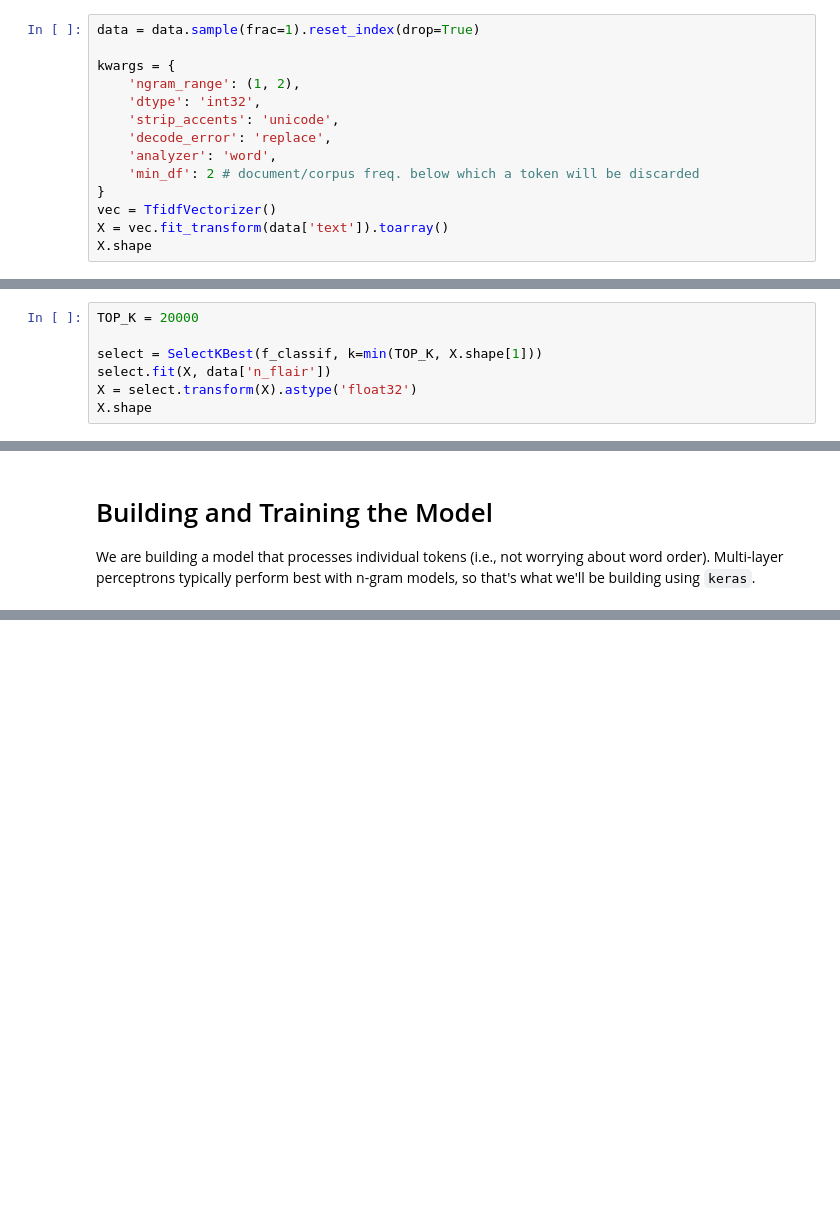
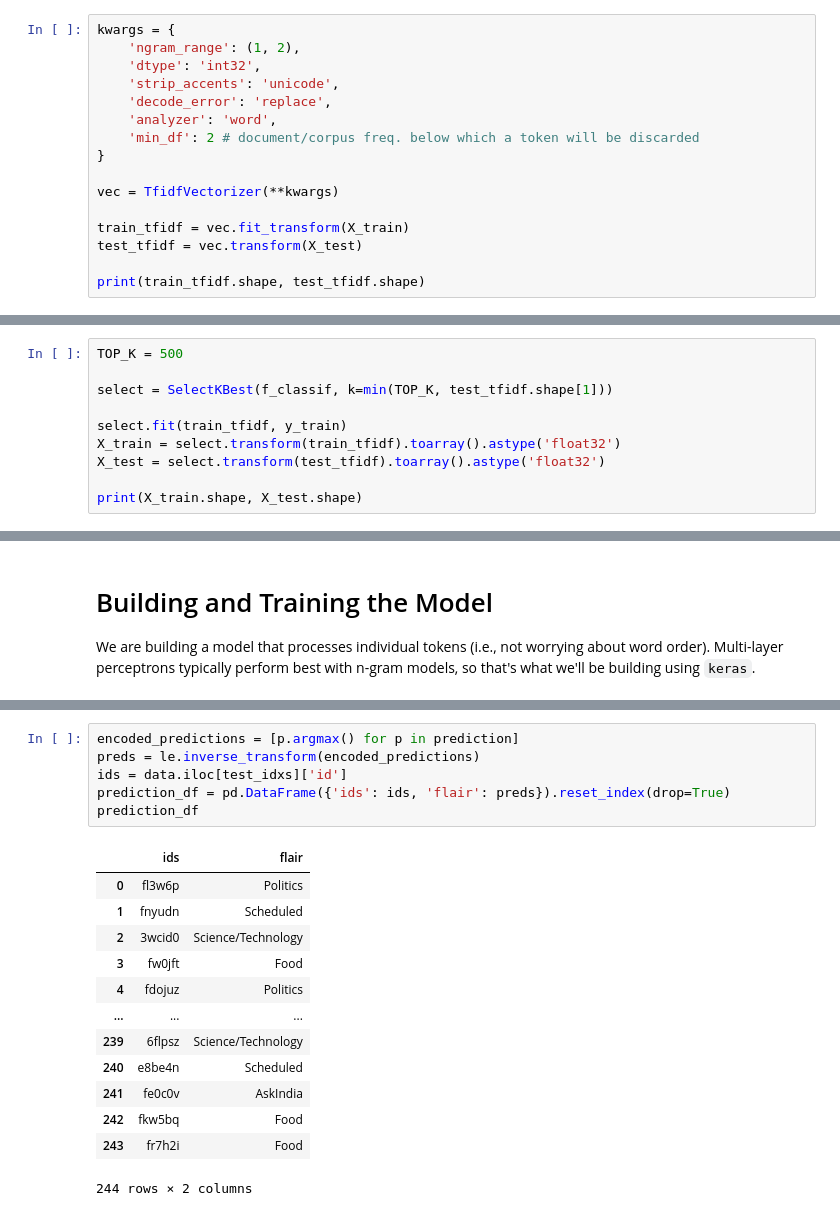
Before and after one commit to camille-004/text-classification, a Jupyter notebook: flair_prediction_2.ipynb, the cells around one changed output, grey strips where cells are left out. Drawn from its saved outputs; the diff is of its cells as text; blank space fills up the shorter version.

```diff
--- a/flair_prediction_2.ipynb
+++ b/flair_prediction_2.ipynb
@@ -185,6 +244,4 @@ It is good practice to shuffle our data before feeding it into a model so it won
 # %%
-data = data.sample(frac=1).reset_index(drop=True)
-
 kwargs = {
     'ngram_range': (1, 2),
     'dtype': 'int32',
@@ -193,7 +250,11 @@ kwargs = {
     'analyzer': 'word',
     'min_df': 2 # document/corpus freq. below which a token will be discarded
 }
-vec = TfidfVectorizer()
-X = vec.fit_transform(data['text']).toarray()
-X.shape
+
+vec = TfidfVectorizer(**kwargs)
+
+train_tfidf = vec.fit_transform(X_train)
+test_tfidf = vec.transform(X_test)
+
+print(train_tfidf.shape, test_tfidf.shape)
 # %% [output]
@@ -203,10 +264,13 @@ We have 1,218 samples, and 52,354 features extracted by the TF-IDF vectorizer.
 ## Feature Selection
 Use the ANOVA f-value to pick the top 20,000 features from the vector of tokens.
 # %%
-TOP_K = 20000
+TOP_K = 500
 
-select = SelectKBest(f_classif, k=min(TOP_K, X.shape[1]))
-select.fit(X, data['n_flair'])
-X = select.transform(X).astype('float32')
-X.shape
+select = SelectKBest(f_classif, k=min(TOP_K, test_tfidf.shape[1]))
+
+select.fit(train_tfidf, y_train)
+X_train = select.transform(train_tfidf).toarray().astype('float32')
+X_test = select.transform(test_tfidf).toarray().astype('float32')
+
+print(X_train.shape, X_test.shape)
 # %% [output]
@@ -333,0 +566,20 @@ Validation accuracy: 0.7089552283287048, loss: 1.0992274284362793
+# %%
+encoded_predictions = [p.argmax() for p in prediction]
+preds = le.inverse_transform(encoded_predictions)
+ids = data.iloc[test_idxs]['id']
+prediction_df = pd.DataFrame({'ids': ids, 'flair': preds}).reset_index(drop=True)
+prediction_df
+# %% [output]
+|  | ids | flair |
+| 0 | fl3w6p | Politics |
+| 1 | fnyudn | Scheduled |
+| 2 | 3wcid0 | Science/Technology |
+| 3 | fw0jft | Food |
+| 4 | fdojuz | Politics |
+| ... | ... | ... |
+| 239 | 6flpsz | Science/Technology |
+| 240 | e8be4n | Scheduled |
+| 241 | fe0c0v | AskIndia |
+| 242 | fkw5bq | Food |
+| 243 | fr7h2i | Food |
+244 rows × 2 columns
```
Also changed, not shown: parts of 25 cells of this notebook.
